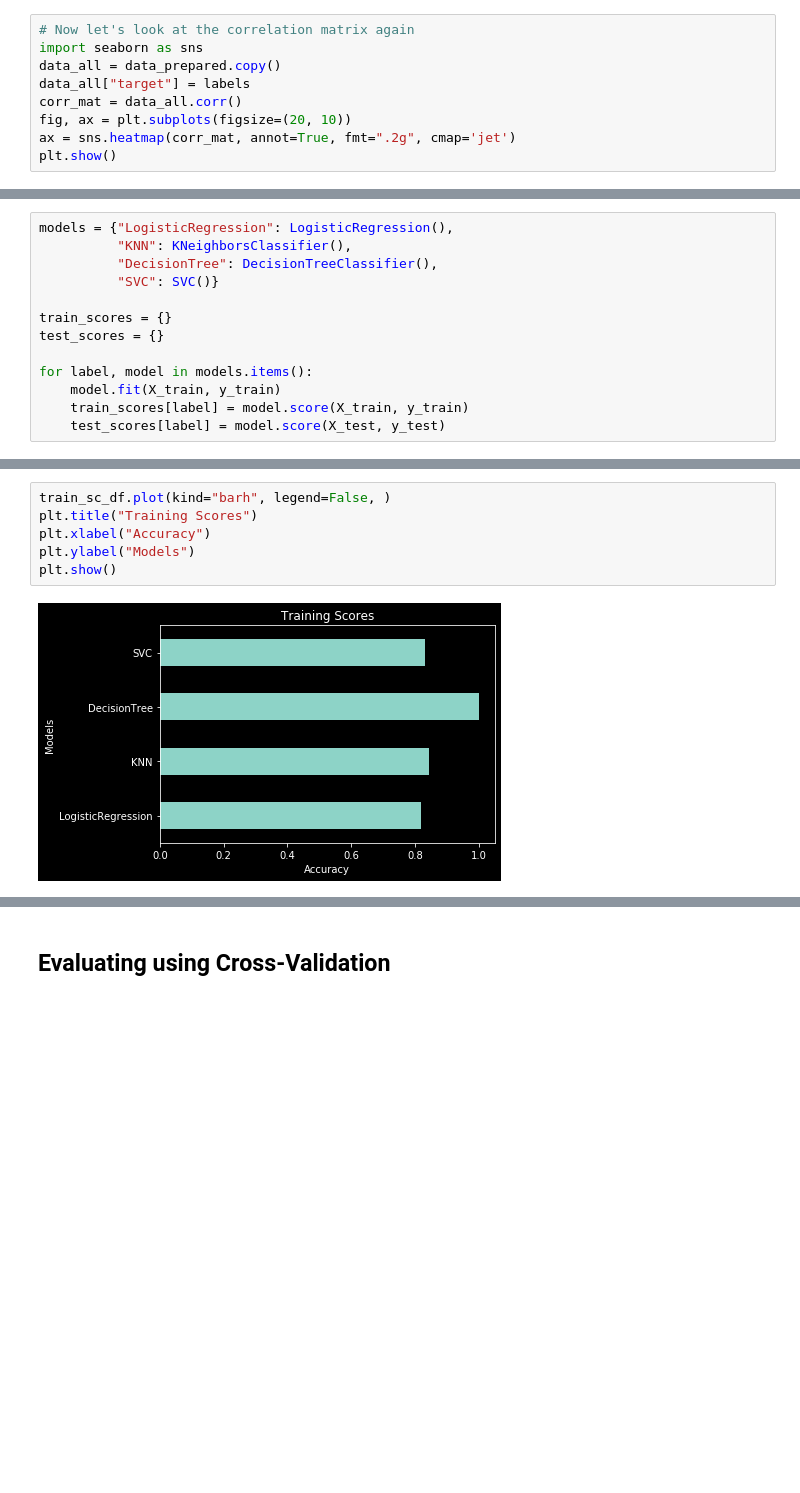
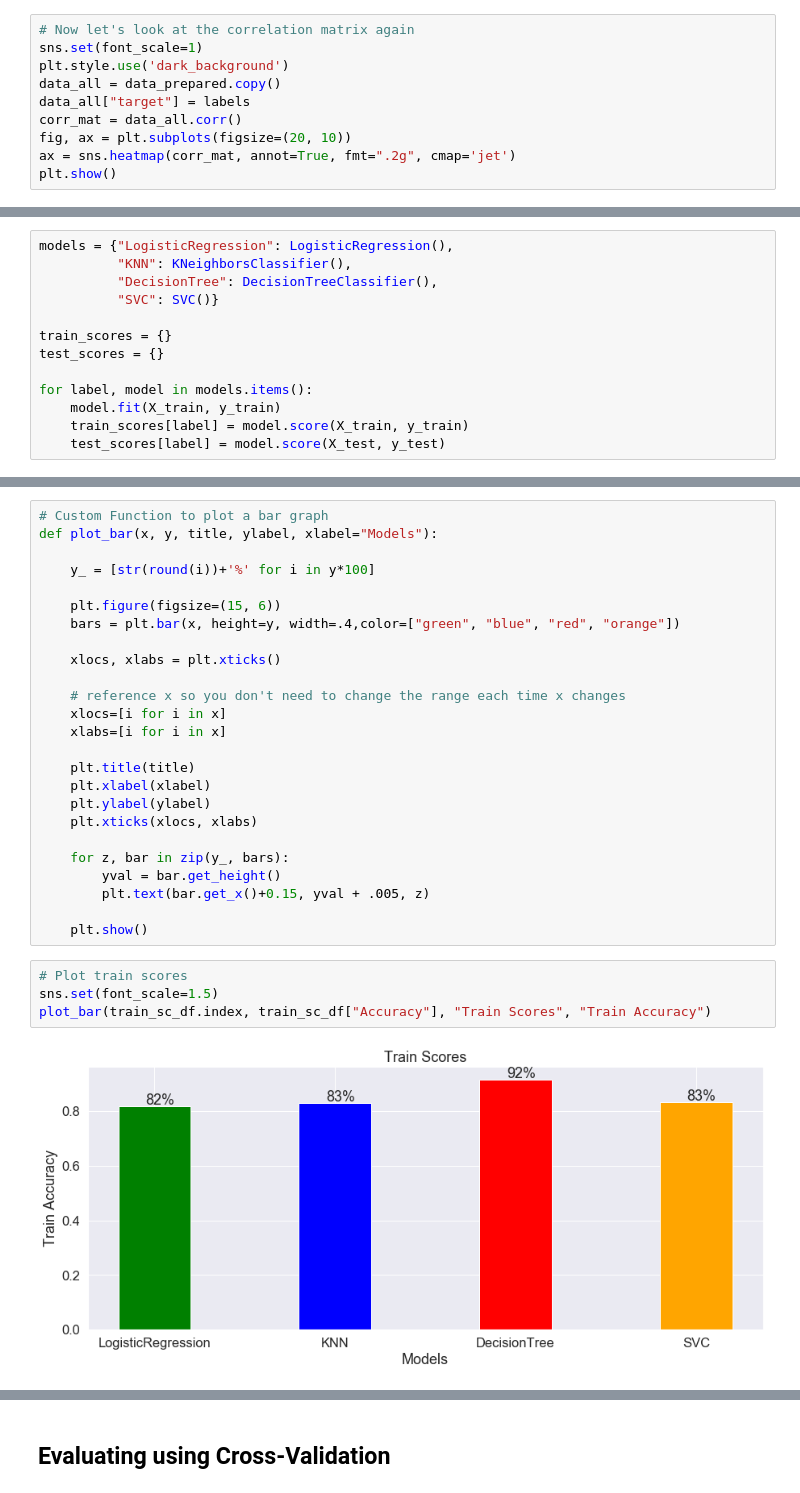
Before and after one commit to Wangsherpa/techtable, a Jupyter notebook: Project-2/project-2.ipynb, the cells around one changed output, grey strips where cells are left out. Drawn from its saved outputs; the diff is of its cells as text; blank space fills up the shorter version.

```diff
--- a/Project-2/project-2.ipynb
+++ b/Project-2/project-2.ipynb
@@ -326,7 +335,8 @@ dtypes: int64(14)
 memory usage: 67.3 KB
 # %%
 # Now let's look at the correlation matrix again
-import seaborn as sns
+sns.set(font_scale=1)
+plt.style.use('dark_background')
 data_all = data_prepared.copy()
 data_all["target"] = labels
 corr_mat = data_all.corr()
@@ -447,12 +456,35 @@ train_sc_df
 | SVC | 0.832994 |
-# %%
-train_sc_df.plot(kind="barh", legend=False, )
-plt.title("Training Scores")
-plt.xlabel("Accuracy")
-plt.ylabel("Models")
-plt.show()
-# %% [output]
-[figure, removed]
+# %%
+# Custom Function to plot a bar graph
+def plot_bar(x, y, title, ylabel, xlabel="Models"):
+
+    y_ = [str(round(i))+'%' for i in y*100]
+
+    plt.figure(figsize=(15, 6))
+    bars = plt.bar(x, height=y, width=.4,color=["green", "blue", "red", "orange"])
+
+    xlocs, xlabs = plt.xticks()
+
+    # reference x so you don't need to change the range each time x changes
+    xlocs=[i for i in x]
+    xlabs=[i for i in x]
+
+    plt.title(title)
+    plt.xlabel(xlabel)
+    plt.ylabel(ylabel)
+    plt.xticks(xlocs, xlabs)
+
+    for z, bar in zip(y_, bars):
+        yval = bar.get_height()
+        plt.text(bar.get_x()+0.15, yval + .005, z)
+
+    plt.show()
+# %%
+# Plot train scores
+sns.set(font_scale=1.5)
+plot_bar(train_sc_df.index, train_sc_df["Accuracy"], "Train Scores", "Train Accuracy")
+# %% [output]
+[figure, added]
 # %%
 test_sc_df = pd.DataFrame(test_scores.values(),
                           index=test_scores.keys(), columns=["Accuracy"])
```
Also changed, not shown: parts of 22 cells of this notebook.
